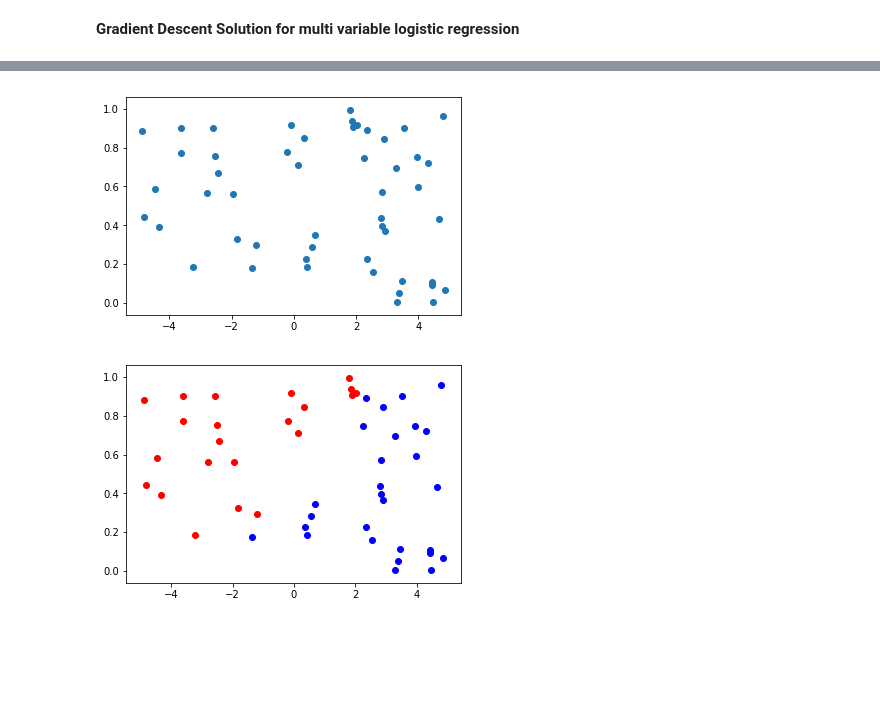
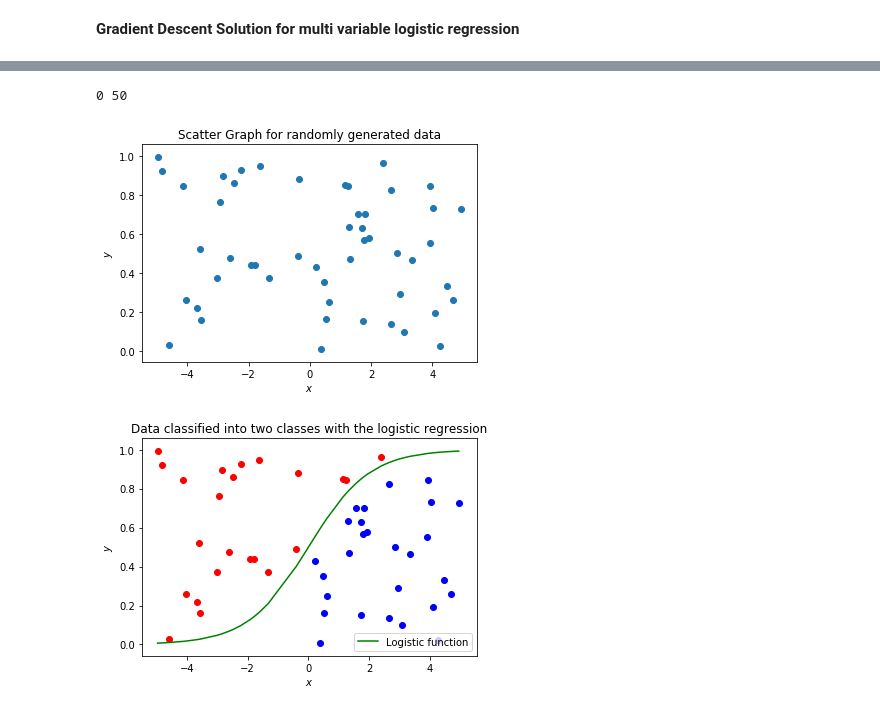
Before and after one commit to nishi1612/Machine-Learning-For-Data-Mining, a Jupyter notebook: Lab_1.ipynb, the cells around one changed output, grey strips where cells are left out. Cells and saved outputs as stored; diff of their text form; code cells hidden in the pictures; blank space fills up the shorter version.

```diff
--- a/Lab_1.ipynb
+++ b/Lab_1.ipynb
@@ -7,3 +8,8 @@ import pandas as pd
+# %%
+def graph():
+  plt.xlabel('$x$')
+  plt.ylabel('$y$')
+  plt.show()
 # %%
 N = 50
 M = 2
@@ -228,10 +236,22 @@ array([[1.],
+# %%
+zeros=0
+ones=0
+for i in range(y_categorical.shape[0]):
+  if(y_categorical[i][0]==0):
+    zeros+=1
+  else:
+    ones+=1
+print(zeros,ones)
+# %% [output]
+0 50
 # %%
 x = np.random.uniform(-5,5,(50,1))
 y = np.random.uniform(0,1,(50,1))
 plt.scatter(x,y)
-plt.show()
+plt.title('Scatter Graph for randomly generated data')
+graph()
 # %% [output]
-[figure, old version]
+[figure, new version]
 # %%
 labels = np.zeros((x.shape[0],1))
 vals = np.zeros((x.shape[0],1))
@@ -245,10 +265,12 @@ for i in range(x.shape[0]):
     plt.scatter(x[i],y[i],color='red')
   else:
     plt.scatter(x[i],y[i],color='blue')
-# plt.plot(np.sort(x,axis=0),1/(1+np.exp(-np.sort(x,axis=0))),color='green')
-plt.show()
+plt.plot(np.sort(x,axis=0),1/(1+np.exp(-np.sort(x,axis=0))),color='green',label='Logistic function')
+plt.legend()
+plt.title('Data classified into two classes with the logistic regression')
+graph()
 # %% [output]
-[figure, old version]
+[figure, new version]
 # %%
 X = np.zeros((x.shape[0],2))
 X[:,1] = x[:,0]
```
Also changed, not shown: parts of 20 cells of this notebook.
